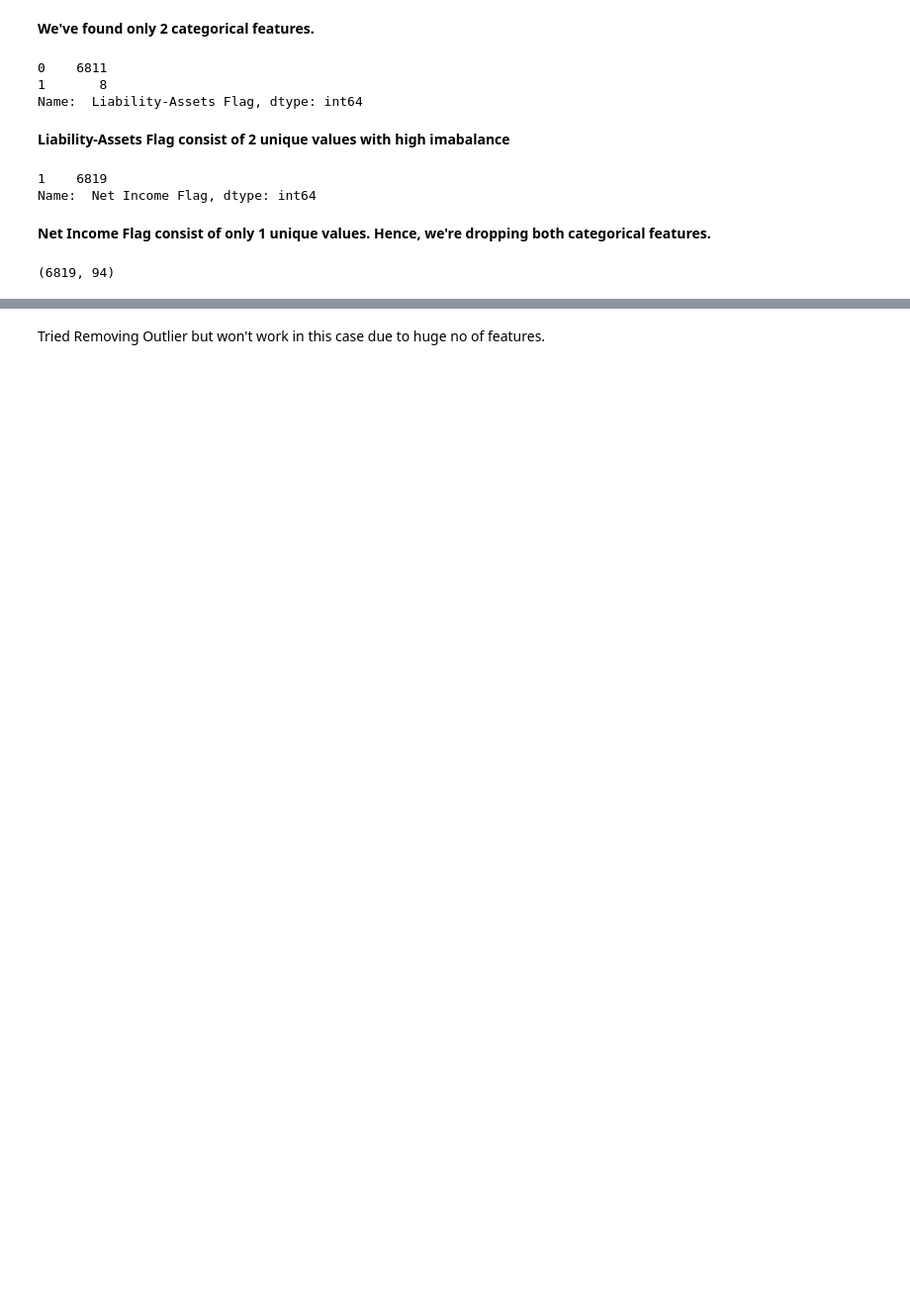
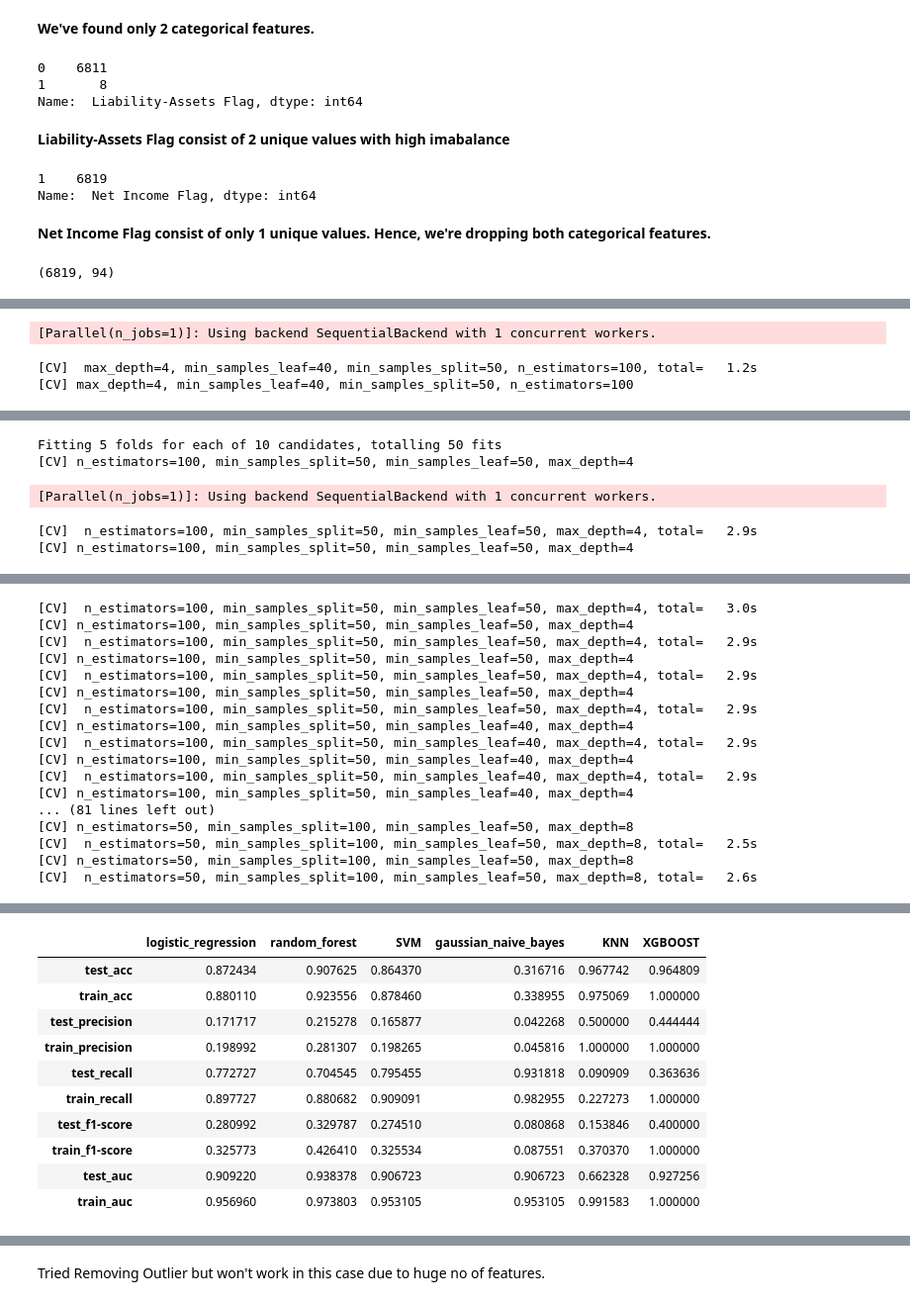
Before and after one commit to kanishquetyagi/Company-Bankruptcy-Prediction, a Jupyter notebook: COMPANY_BANKRUPTCY_PREDICTION.ipynb, the cells around one changed output, grey strips where cells are left out. Shown at 99% size. Saved outputs shown, nothing was run; the diff lists cells and outputs as text; code cells hidden in the pictures; blank space fills up the shorter version.

```diff
--- a/COMPANY_BANKRUPTCY_PREDICTION.ipynb
+++ b/COMPANY_BANKRUPTCY_PREDICTION.ipynb
@@ -157,0 +161,3 @@ df.shape
+# %%
+X = df.drop('Bankrupt?', axis=1)
+Y = df['Bankrupt?']
@@ -157,0 +172,12 @@ df.shape
+# %%
+# *Train and Test Split of the Dataset:-*
+
+from sklearn.model_selection import train_test_split
+train_X,test_X,train_y,test_y = train_test_split(X,Y,test_size=0.20, random_state=0, stratify=Y)
+
+
+from sklearn.preprocessing import StandardScaler
+scaler = StandardScaler()
+# x_train_norm = scaler.fit_transform(x_train)
+x_train_norm = scaler.fit_transform(train_X)
+x_test_norm = scaler.transform(test_X)
@@ -157,0 +191,25 @@ df.shape
+# %%
+#Generating Evaluation Matrix
+def metricCalc(y_acc_test,y_acc_train,y_predicts_test,y_predicts_train,classifier_name,y_test_prob ,y_train_prob):
+
+  train_accuracy = accuracy_score(y_acc_train,y_predicts_train)
+  test_accuracy = accuracy_score(y_acc_test,y_predicts_test)
+
+  train_cm = confusion_matrix(y_acc_train,y_predicts_train)
+  test_cm = confusion_matrix(y_acc_test,y_predicts_test )
+
+  prec_train = train_cm[1][1]/(train_cm[1][1] + train_cm[0][1])
+  prec_test = test_cm[1][1]/(test_cm[1][1] + test_cm[0][1])
+
+  recall_train = train_cm[1][1]/(train_cm[1][0] + train_cm[1][1])
+  recall_test = test_cm[1][1]/(test_cm[1][0] + test_cm[1][1])
+
+  f1_train = (2*prec_train*recall_train)/(recall_train + prec_train)
+  f1_test = (2*prec_test*recall_test)/(recall_test + prec_test)
+
+  auc_train = roc_auc_score(y_acc_train,y_train_prob)
+  auc_test = roc_auc_score(y_acc_test,y_test_prob)
+
+  eval_list = [test_accuracy,train_accuracy,prec_test,prec_train,recall_test,recall_train,f1_test,f1_train,auc_test,auc_train]
+
+  metric_report[classifier_name] = eval_list
@@ -157,0 +386,3 @@ df.shape
+# %%
+model_result(x_train_norm,x_test_norm,train_y,test_y)
+# %% [output]
@@ -157,0 +391,3 @@ df.shape
+[Parallel(n_jobs=1)]: Using backend SequentialBackend with 1 concurrent workers.
+[CV]  max_depth=4, min_samples_leaf=40, min_samples_split=50, n_estimators=100, total=   1.2s
+[CV] max_depth=4, min_samples_leaf=40, min_samples_split=50, n_estimators=100
@@ -157,0 +413,5 @@ df.shape
+Fitting 5 folds for each of 10 candidates, totalling 50 fits
+[CV] n_estimators=100, min_samples_split=50, min_samples_leaf=50, max_depth=4
+[Parallel(n_jobs=1)]: Using backend SequentialBackend with 1 concurrent workers.
+[CV]  n_estimators=100, min_samples_split=50, min_samples_leaf=50, max_depth=4, total=   2.9s
+[CV] n_estimators=100, min_samples_split=50, min_samples_leaf=50, max_depth=4
@@ -157,0 +419,17 @@ df.shape
+[CV]  n_estimators=100, min_samples_split=50, min_samples_leaf=50, max_depth=4, total=   3.0s
+[CV] n_estimators=100, min_samples_split=50, min_samples_leaf=50, max_depth=4
+[CV]  n_estimators=100, min_samples_split=50, min_samples_leaf=50, max_depth=4, total=   2.9s
+[CV] n_estimators=100, min_samples_split=50, min_samples_leaf=50, max_depth=4
+[CV]  n_estimators=100, min_samples_split=50, min_samples_leaf=50, max_depth=4, total=   2.9s
+[CV] n_estimators=100, min_samples_split=50, min_samples_leaf=50, max_depth=4
+[CV]  n_estimators=100, min_samples_split=50, min_samples_leaf=50, max_depth=4, total=   2.9s
+[CV] n_estimators=100, min_samples_split=50, min_samples_leaf=40, max_depth=4
+[CV]  n_estimators=100, min_samples_split=50, min_samples_leaf=40, max_depth=4, total=   2.9s
+[CV] n_estimators=100, min_samples_split=50, min_samples_leaf=40, max_depth=4
+[CV]  n_estimators=100, min_samples_split=50, min_samples_leaf=40, max_depth=4, total=   2.9s
+[CV] n_estimators=100, min_samples_split=50, min_samples_leaf=40, max_depth=4
+... (81 lines left out)
+[CV] n_estimators=50, min_samples_split=100, min_samples_leaf=50, max_depth=8
+[CV]  n_estimators=50, min_samples_split=100, min_samples_leaf=50, max_depth=8, total=   2.5s
+[CV] n_estimators=50, min_samples_split=100, min_samples_leaf=50, max_depth=8
+[CV]  n_estimators=50, min_samples_split=100, min_samples_leaf=50, max_depth=8, total=   2.6s
@@ -158 +437,12 @@ df.shape
+|  | logistic_regression | random_forest | SVM | gaussian_naive_bayes | KNN | XGBOOST |
+| test_acc | 0.872434 | 0.907625 | 0.864370 | 0.316716 | 0.967742 | 0.964809 |
+| train_acc | 0.880110 | 0.923556 | 0.878460 | 0.338955 | 0.975069 | 1.000000 |
+| test_precision | 0.171717 | 0.215278 | 0.165877 | 0.042268 | 0.500000 | 0.444444 |
+| train_precision | 0.198992 | 0.281307 | 0.198265 | 0.045816 | 1.000000 | 1.000000 |
+| test_recall | 0.772727 | 0.704545 | 0.795455 | 0.931818 | 0.090909 | 0.363636 |
+| train_recall | 0.897727 | 0.880682 | 0.909091 | 0.982955 | 0.227273 | 1.000000 |
+| test_f1-score | 0.280992 | 0.329787 | 0.274510 | 0.080868 | 0.153846 | 0.400000 |
+| train_f1-score | 0.325773 | 0.426410 | 0.325534 | 0.087551 | 0.370370 | 1.000000 |
+| test_auc | 0.909220 | 0.938378 | 0.906723 | 0.906723 | 0.662328 | 0.927256 |
+| train_auc | 0.956960 | 0.973803 | 0.953105 | 0.953105 | 0.991583 | 1.000000 |
 # %% [markdown]
```
Also changed, not shown: parts of 61 cells of this notebook.
